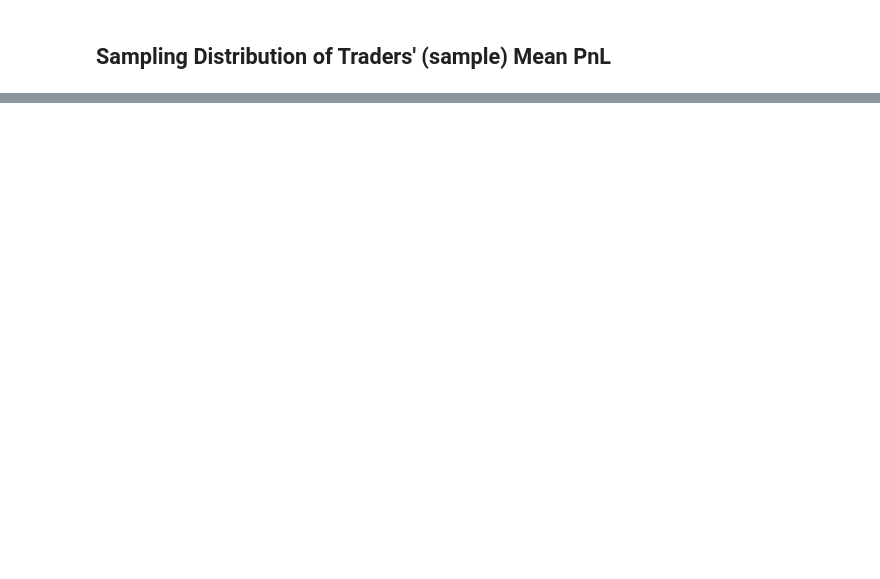
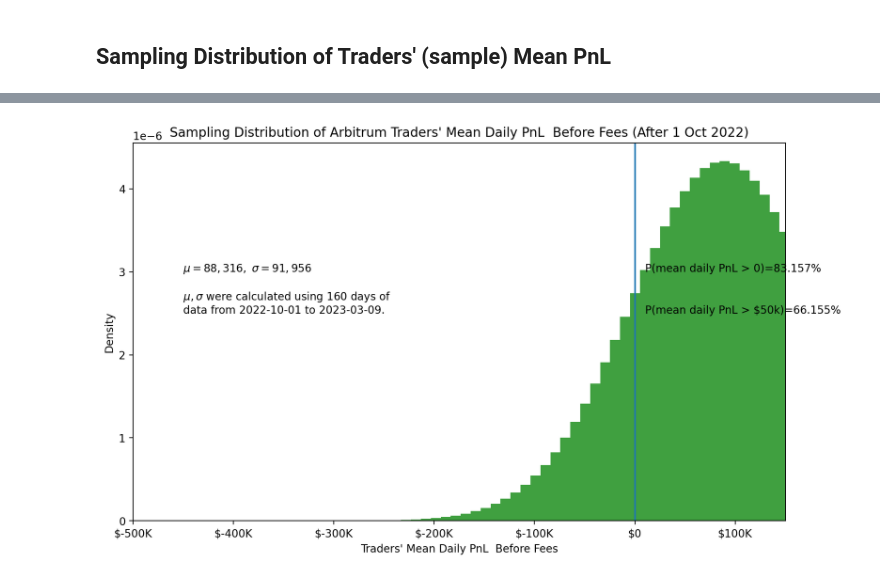
Before and after one commit to coindataschool/GMX, a Jupyter notebook: notebook/Arbitrum/glp_tail_risk.ipynb, the cells around one changed output, grey strips where cells are left out. Drawn from its saved outputs; the diff is of its cells as text; code cells hidden in the pictures; blank space fills up the shorter version.

```diff
--- a/notebook/Arbitrum/glp_tail_risk.ipynb
+++ b/notebook/Arbitrum/glp_tail_risk.ipynb
@@ -184,0 +217,13 @@ run_sampling_dist_traders_pnl('trader_pnl_after_fees', xlim_lwr = -500_000, xlim
+# %%
+subdf = df.loc[df.index >= '2022-10-01']
+# %%
+run_sampling_dist_traders_pnl(
+    subdf, 'trader_pnl_before_fees',
+    text_lab1_y1pos = 0.3e-5,
+    text_lab1_y2pos = 0.25e-5,
+    text_lab2_y1pos = 0.3e-5,
+    text_lab2_y2pos = 0.25e-5,
+    xlim_lwr = -500_000, xlim_upr = 150_000,
+    data_period = 'after_1_oct_2022')
+# %% [output]
+[figure, added]
```
Also changed, not shown: parts of 19 cells of this notebook, 10 other files.
